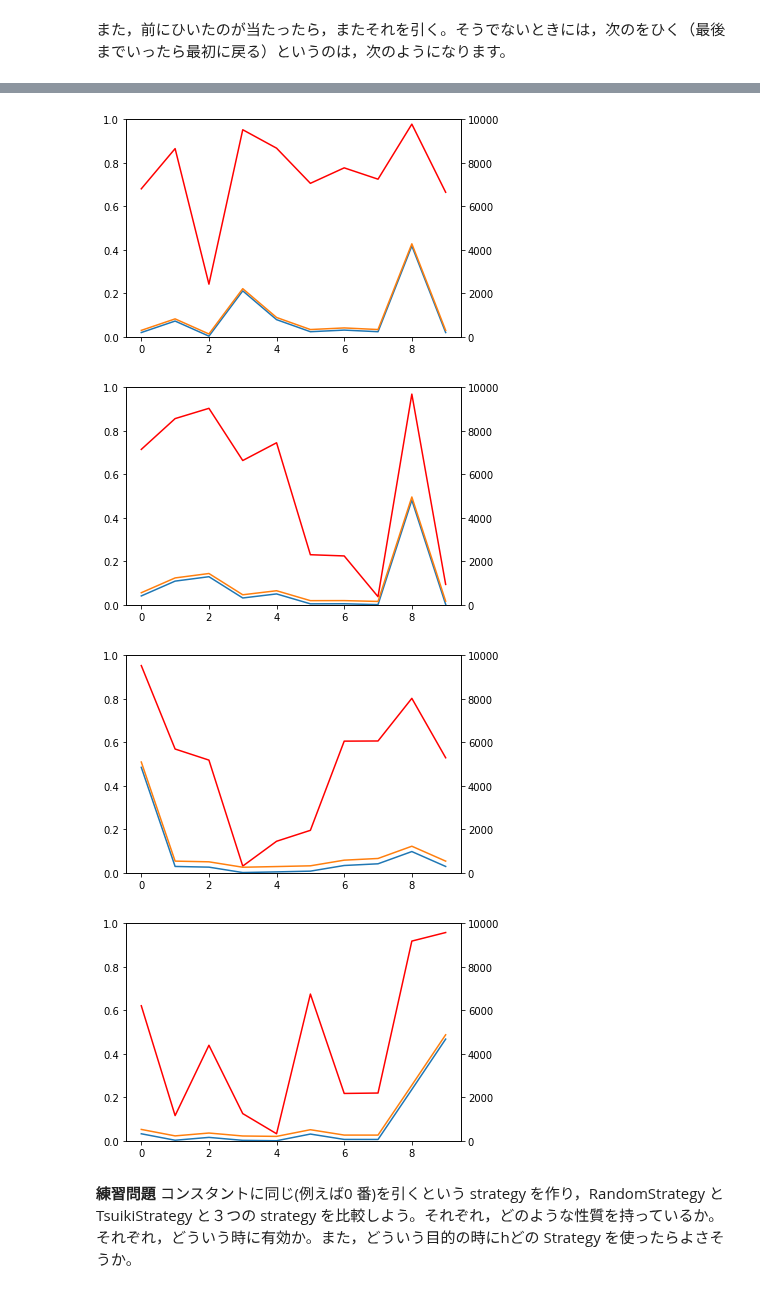
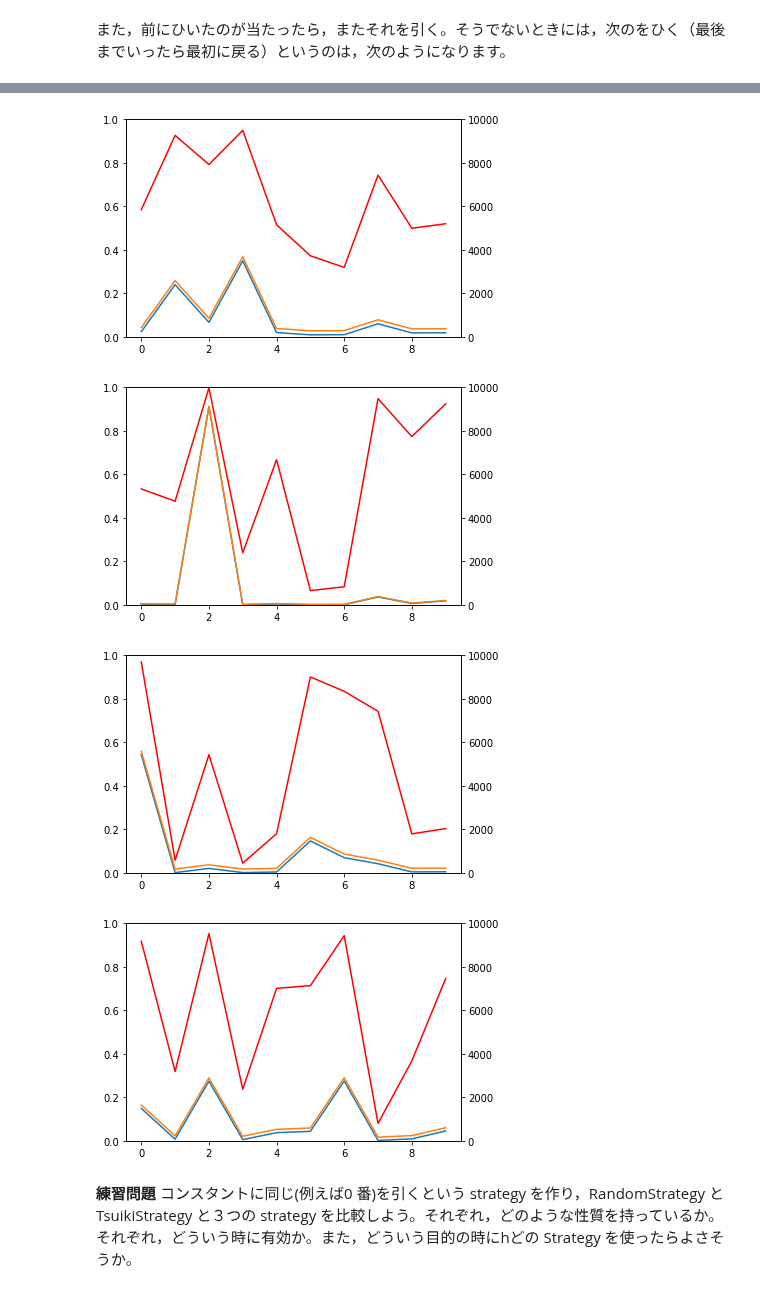
Before and after one commit to HidekiTsuiki/python, a Jupyter notebook: 11Bandit.ipynb, the cells around one changed output, grey strips where cells are left out. Saved outputs shown, nothing was run; the diff lists cells and outputs as text; code cells hidden in the pictures.

Commit message:
tsuiki

```diff
--- a/11Bandit.ipynb
+++ b/11Bandit.ipynb
@@ -140,7 +140,7 @@ def MABTest(numplay, strategy, mab):
     print(f"{numplay} 中 {myaccount}回あたり")
 
     fig, ax1 = plt.subplots()
-    ax1.plot([x.p for x in m.bandits], color="red")
+    ax1.plot([x.p for x in mab.bandits], color="red")
     ax1.set_ylim(0,1)
     ax2 = ax1.twinx()  # 2つのプロットを関連付ける
     ax2.plot(atari)
@@ -159,9 +159,5 @@ MABTest(10000, s, m)
 # %%
+
 for i in range(10):
-    m = MultiArmedBandit()
-    s = TsuikiStrategy()
-    MABTest(10000, s, m)
-
-# for i in range(10):
-#    MABTest(10000, TsuikiStrategy(), MultiArmedBandit()) だと，MAB が1 回しか生成されない。なぜ？
+    MABTest(10000, TsuikiStrategy(), MultiArmedBandit())
 # %% [output]
@@ -184,7 +180,7 @@ for i in range(10):
-[figure, old version]
+[figure, new version]
-[figure, old version]
+[figure, new version]
-[figure, old version]
+[figure, new version]
-[figure, old version]
+[figure, new version]
 # %% [markdown]
 **練習問題** コンスタントに同じ(例えば0 番)を引くという strategy を作り，RandomStrategy と TsuikiStrategy と３つの strategy を比較しよう。それぞれ，どのような性質を持っているか。それぞれ，どういう時に有効か。また，どういう目的の時にhどの Strategy を使ったらよさそうか。
 # %% [markdown]
```
Also changed, not shown: parts of 5 cells of this notebook, 1 other file.
